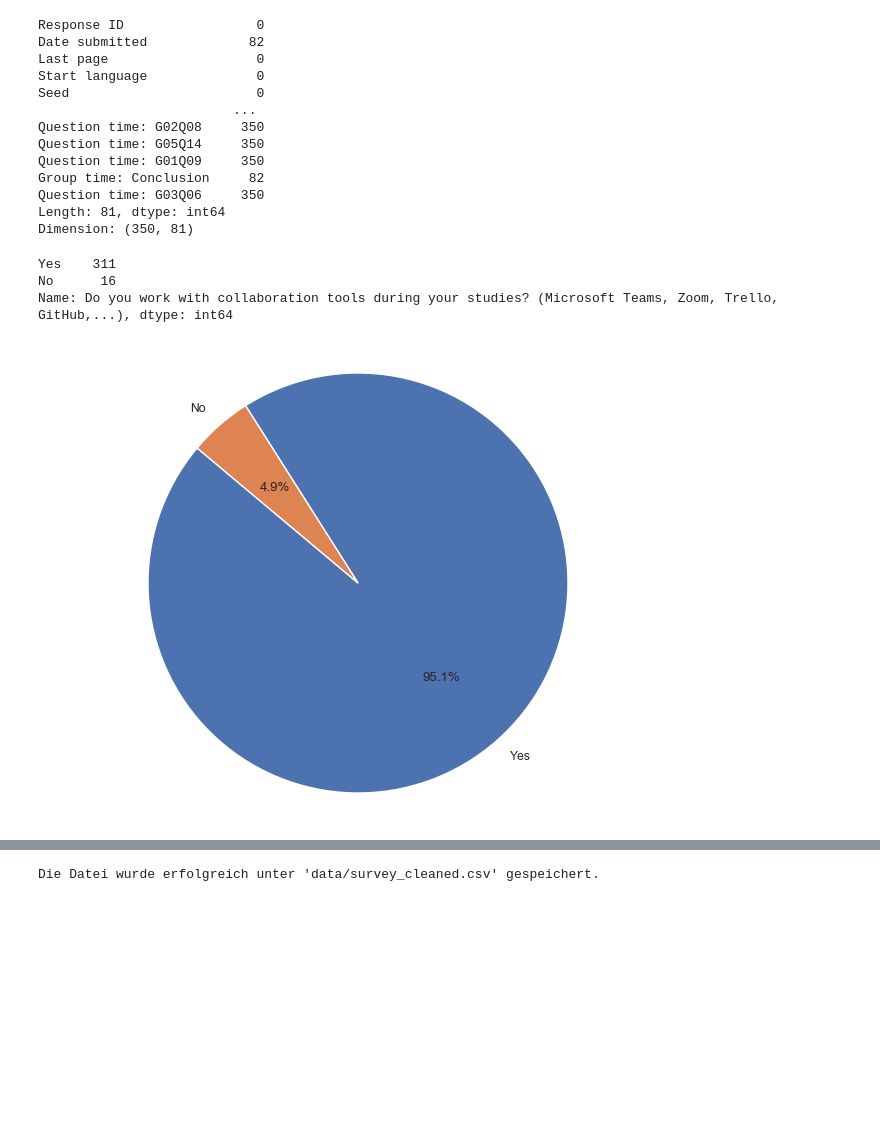
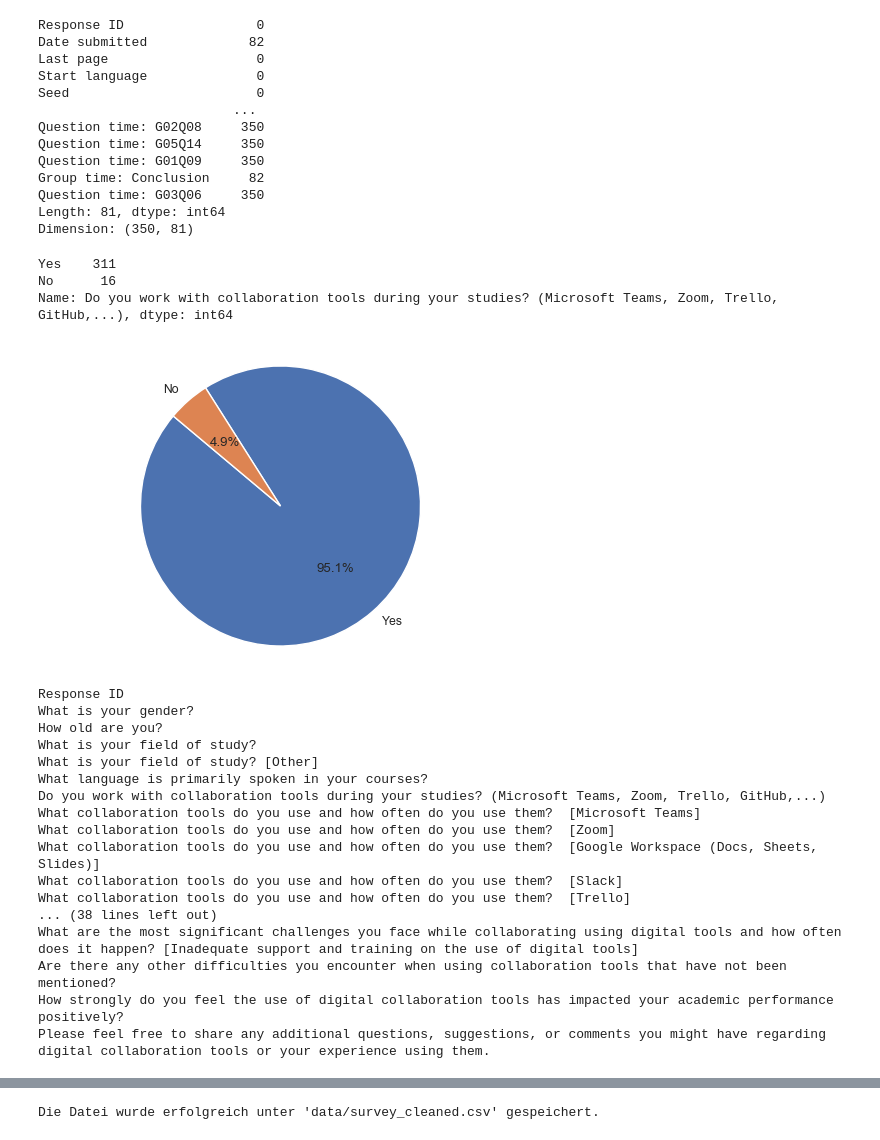
Before and after one commit to rietmjoe/Bachelorarbeit, a Jupyter notebook: Code Survey/Code.ipynb, the cells around one changed output, grey strips where cells are left out. Drawn from its saved outputs; the diff is of its cells as text; code cells hidden in the pictures; blank space fills up the shorter version.

```diff
--- a/Code Survey/Code.ipynb
+++ b/Code Survey/Code.ipynb
@@ -56,20 +56,18 @@ Length: 81, dtype: int64
 Dimension: (350, 81)
 # %%
 counts = df['Do you work with collaboration tools during your studies? (Microsoft Teams, Zoom, Trello, GitHub,...)'].value_counts()
-
 # Anzeigen der Zählungen
 print(counts)
-
 # Erstellen des Kuchendiagramms
-plt.figure(figsize=(8, 6))
+plt.figure(figsize=(6, 4))
 plt.pie(counts, labels=counts.index, autopct='%1.1f%%', startangle=140)
 plt.axis('equal')
 plt.show()
 # %% [output]
 Yes    311
 No      16
 Name: Do you work with collaboration tools during your studies? (Microsoft Teams, Zoom, Trello, GitHub,...), dtype: int64
-[figure, old version]
+[figure, new version]
 # %%
 # List of columns to remove
 columns_to_remove = ['Date submitted', 'Last page', 'Start language', 'Seed', 'Date started', 'Date last action']
@@ -82,3 +80,25 @@ df = df[df.columns[~df.columns.str.contains('Question time|Group time|Total time
 
 # Remove rows where the Microsoft Teams column is empty
 df = df[df['What collaboration tools do you use and how often do you use them?  [Jira]'].notna()]
+# %%
+
+for spaltenname in df.columns:
+    print(spaltenname)
+# %% [output]
+Response ID
+What is your gender?
+How old are you?
+What is your field of study?
+What is your field of study? [Other]
+What language is primarily spoken in your courses?
+Do you work with collaboration tools during your studies? (Microsoft Teams, Zoom, Trello, GitHub,...)
+What collaboration tools do you use and how often do you use them?  [Microsoft Teams]
+What collaboration tools do you use and how often do you use them?  [Zoom]
+What collaboration tools do you use and how often do you use them?  [Google Workspace (Docs, Sheets, Slides)]
+What collaboration tools do you use and how often do you use them?  [Slack]
+What collaboration tools do you use and how often do you use them?  [Trello]
+... (38 lines left out)
+What are the most significant challenges you face while collaborating using digital tools and how often does it happen? [Inadequate support and training on the use of digital tools]
+Are there any other difficulties you encounter when using collaboration tools that have not been mentioned?
+How strongly do you feel the use of digital collaboration tools has impacted your academic performance positively?
+Please feel free to share any additional questions, suggestions, or comments you might have regarding digital collaboration tools or your experience using them.
```
Also changed, not shown: parts of 33 cells of this notebook, 1 other file.
